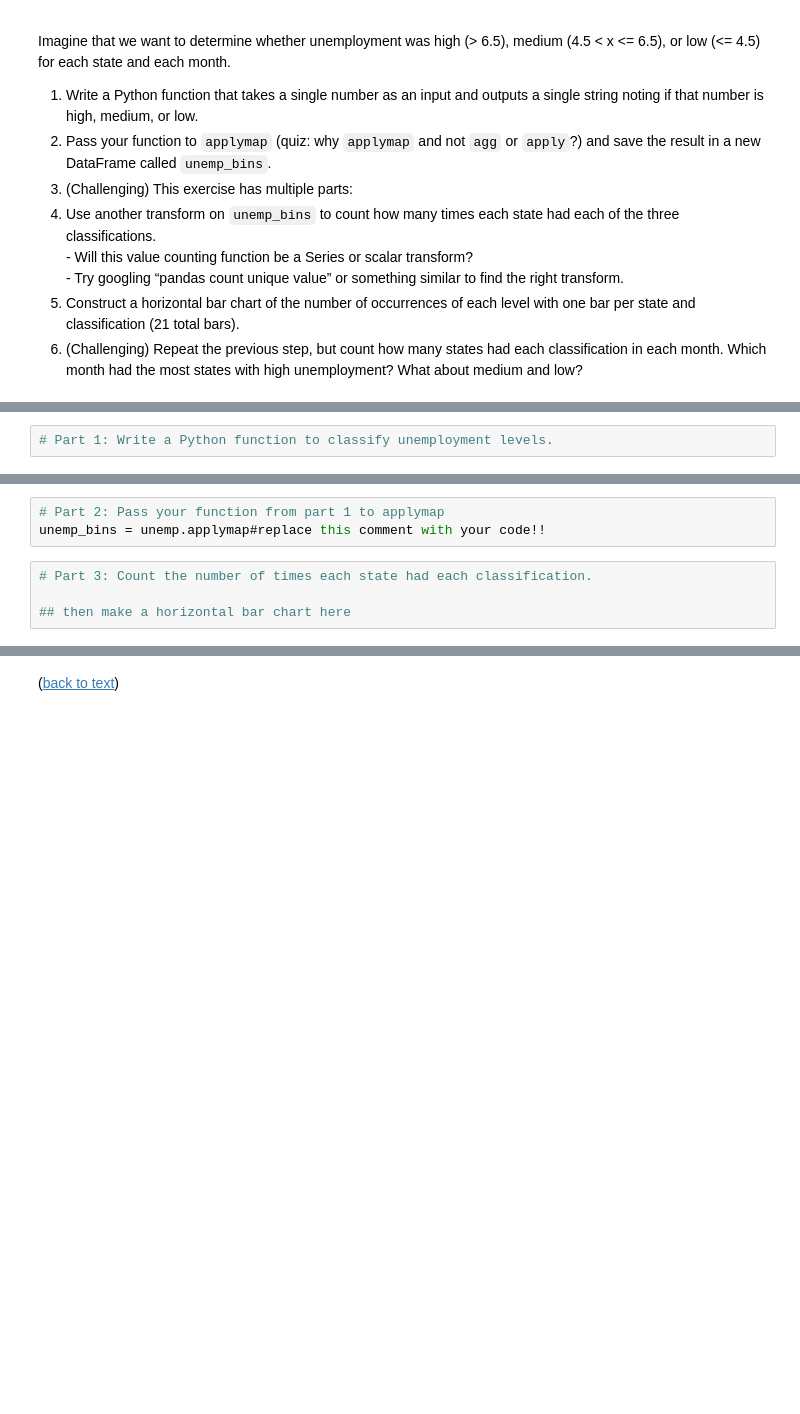
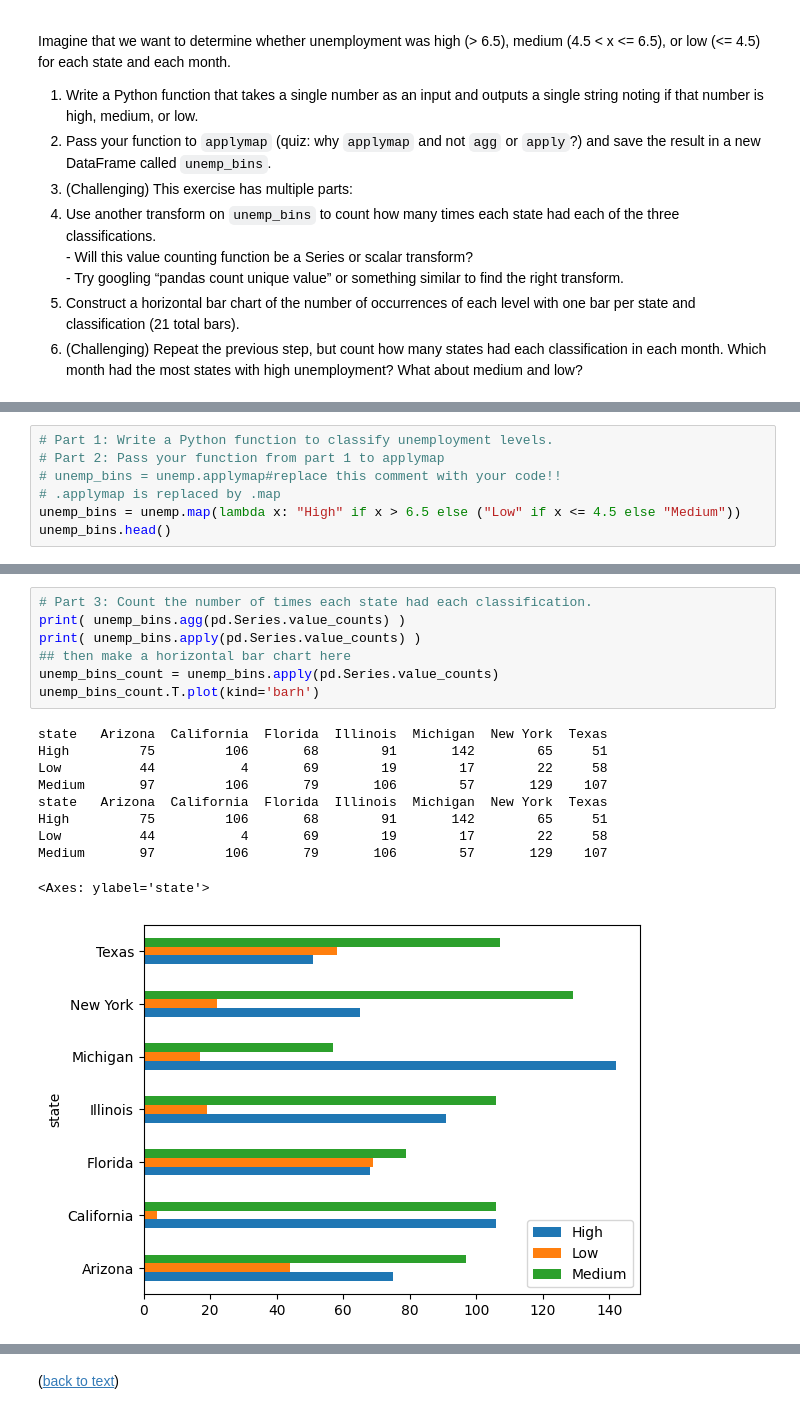
Before and after one commit to zyh-pku/Quant_Pandas, a Jupyter notebook: Index_pandas_9_files/2_basics.ipynb, the cells around one changed output, grey strips where cells are left out. Drawn from its saved outputs; the diff is of its cells as text; blank space fills up the shorter version.

```diff
--- a/Index_pandas_9_files/2_basics.ipynb
+++ b/Index_pandas_9_files/2_basics.ipynb
@@ -705,2 +824,7 @@ medium (4.5 < x <= 6.5), or low (<= 4.5) for each state and each month.
 # %%
 # Part 1: Write a Python function to classify unemployment levels.
+# Part 2: Pass your function from part 1 to applymap
+# unemp_bins = unemp.applymap#replace this comment with your code!!
+# .applymap is replaced by .map
+unemp_bins = unemp.map(lambda x: "High" if x > 6.5 else ("Low" if x <= 4.5 else "Medium"))
+unemp_bins.head()
@@ -707,9 +839,20 @@ medium (4.5 < x <= 6.5), or low (<= 4.5) for each state and each month.
-# %%
-# Part 2: Pass your function from part 1 to applymap
-unemp_bins = unemp.applymap#replace this comment with your code!!
 # %%
 # Part 3: Count the number of times each state had each classification.
-
+print( unemp_bins.agg(pd.Series.value_counts) )
+print( unemp_bins.apply(pd.Series.value_counts) )
 ## then make a horizontal bar chart here
+unemp_bins_count = unemp_bins.apply(pd.Series.value_counts)
+unemp_bins_count.T.plot(kind='barh')
+# %% [output]
+state   Arizona  California  Florida  Illinois  Michigan  New York  Texas
+High         75         106       68        91       142        65     51
+Low          44           4       69        19        17        22     58
+Medium       97         106       79       106        57       129    107
+state   Arizona  California  Florida  Illinois  Michigan  New York  Texas
+High         75         106       68        91       142        65     51
+Low          44           4       69        19        17        22     58
+Medium       97         106       79       106        57       129    107
+<Axes: ylabel='state'>
+[figure, added]
 # %%
 # Part 4: Apply the same transform from part 4, but to each date instead of to each state.
```
Also changed, not shown: parts of 25 cells of this notebook.
